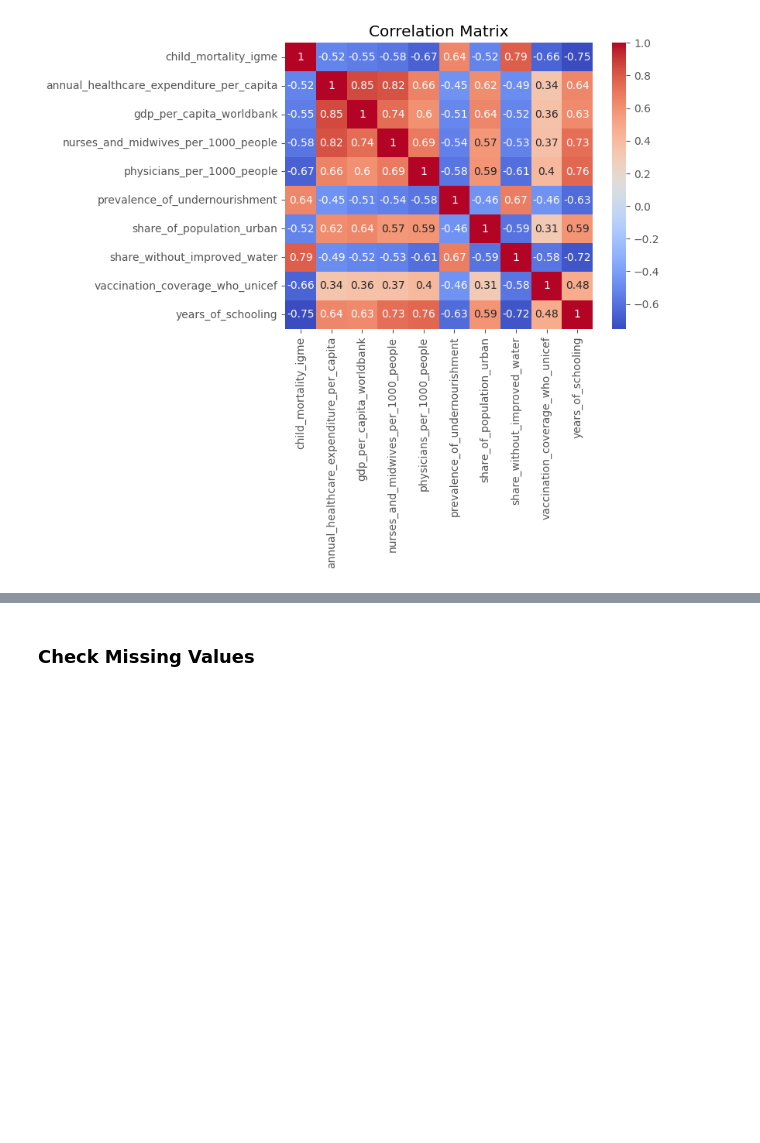
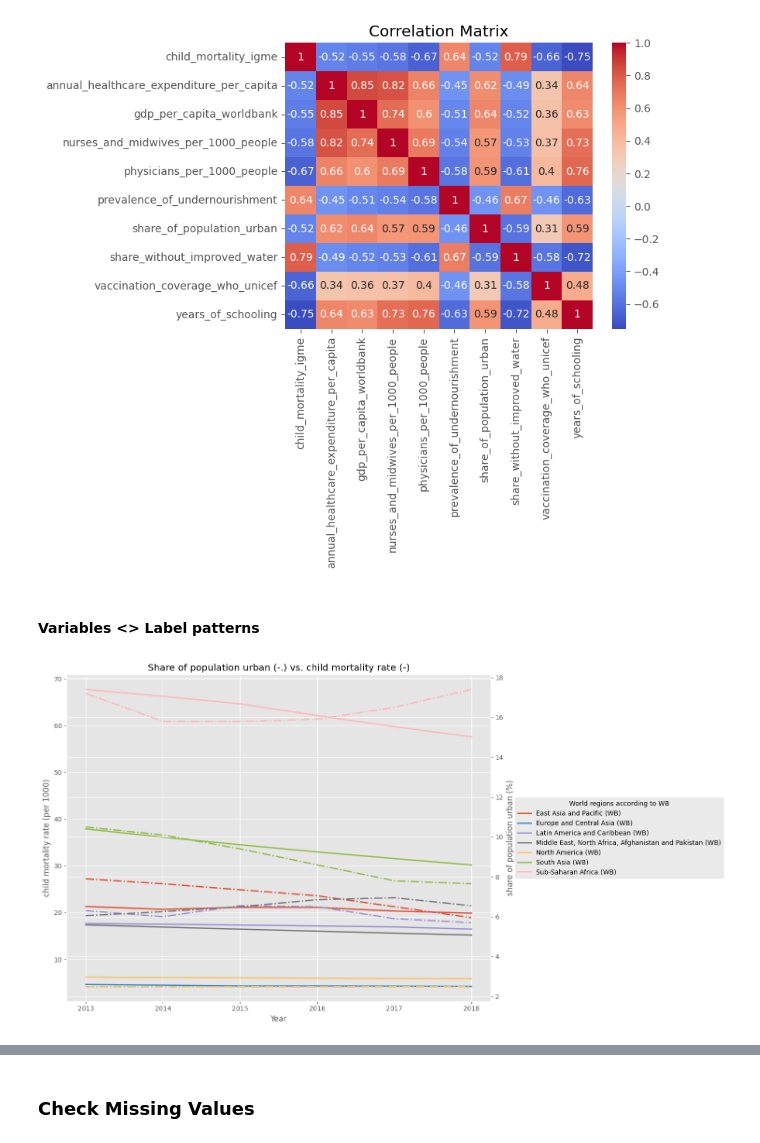
Before and after one commit to HamzahFayad/master_thesis_child_mortality, a Jupyter notebook: 01_notebooks/1_data_exploration.ipynb, the cells around one changed output, grey strips where cells are left out. Drawn from its saved outputs; the diff is of its cells as text; code cells hidden in the pictures; blank space fills up the shorter version.

```diff
--- a/01_notebooks/1_data_exploration.ipynb
+++ b/01_notebooks/1_data_exploration.ipynb
@@ -216,3 +216,28 @@ plt.title("Correlation Matrix")
 plt.show()
 # %% [output]
 [figure]
+# %% [markdown]
+#### Variables <> Label patterns
+# %%
+df_vars_lbl = filtered_df_01.copy()
+df_vars_lbl = df_vars_lbl.reset_index()
+df_vars_lbl = pd.merge(df_vars_lbl, world_regions, on="Code", how="left")
+medians_df = df_vars_lbl.groupby(["World regions according to WB", "Year"])[numeric_cols].median()
+medians_df = medians_df.reset_index()
+# %%
+fig, ax1 = plt.subplots(figsize=(15, 8))
+sns.lineplot(x='Year', y='child_mortality_igme', data=medians_df, ax=ax1, hue='World regions according to WB', linewidth=2)
+ax2 = ax1.twinx()
+sns.lineplot(x='Year', y='prevalence_of_undernourishment', data=medians_df, ax=ax2, hue='World regions according to WB', linestyle="-.", linewidth=2, legend=False)
+sns.move_legend(
+    ax1,
+    "center left",
+    bbox_to_anchor=(1.05, 0.5)
+)
+plt.title("Share of population urban (-.) vs. child mortality rate (-)")
+ax1.set(ylabel='child mortality rate (per 1000)')
+ax2.set(ylabel='share of population urban (%)')
+plt.tight_layout()
+plt.show()
+# %% [output]
+[figure, added]
```
Also changed, not shown: parts of 2 cells of this notebook, 3 other files.
